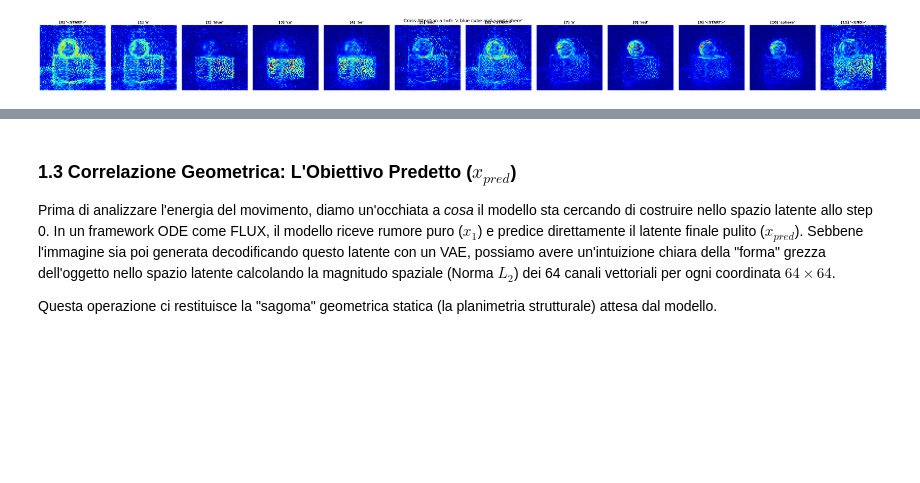
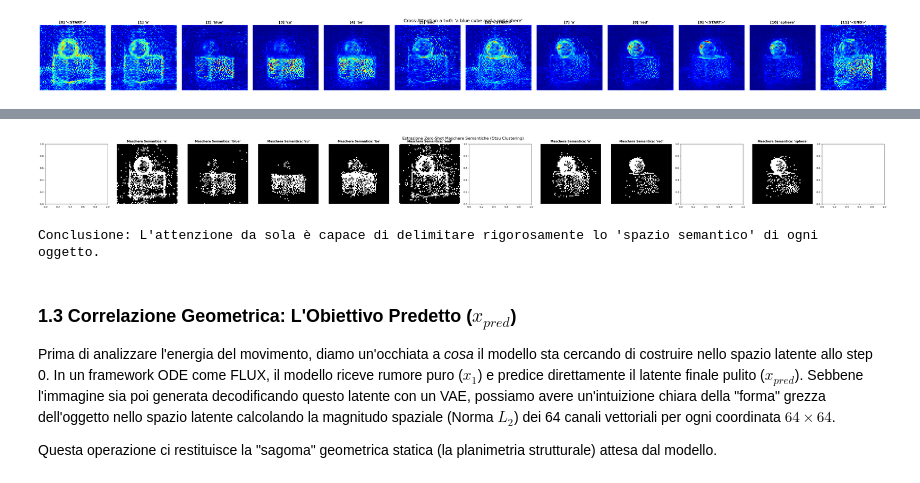
Before and after one commit to PtrTella/FlowStitch, a Jupyter notebook: local_analysis/01_topological_analysis.ipynb, the cells around one changed output, grey strips where cells are left out. Cells and saved outputs as stored; diff of their text form; code cells hidden in the pictures; blank space fills up the shorter version.

```diff
--- a/local_analysis/01_topological_analysis.ipynb
+++ b/local_analysis/01_topological_analysis.ipynb
@@ -151,3 +157,45 @@ plt.show()
+# %%
+from skimage.filters import threshold_otsu
+import numpy as np
+
+# Prepariamo la visualizzazione delle maschere semantiche
+fig, axes = plt.subplots(1, n_plot, figsize=(4 * n_plot, 4))
+if n_plot == 1: axes = [axes]
+
+for idx, token_id in enumerate(token_utili):
+    parola = tokenizer.decode([token_id]).strip()
+    if parola == "" or token_id.item() == 1: continue # Salta i token di sistema
+
+    token_map_flat = attn_mean[:, idx]
+    token_map_2d = token_map_flat.view(64, 64).float().numpy()
+
+    # 1. Normalizzazione Min-Max per stabilità
+    map_min, map_max = token_map_2d.min(), token_map_2d.max()
+    if map_max - map_min > 1e-6:
+        token_norm = (token_map_2d - map_min) / (map_max - map_min)
+    else:
+        token_norm = token_map_2d
+
+    # 2. Thresholding Adattivo (Otsu)
+    try:
+        thresh = threshold_otsu(token_norm)
+        semantic_mask = token_norm > thresh
+    except ValueError:
+        semantic_mask = np.zeros_like(token_norm)
+
+    ax = axes[idx]
+    im = ax.imshow(semantic_mask, cmap='bone')
+    ax.set_title(f"Maschera Semantica: '{parola}'", fontsize=12, fontweight='bold')
+    ax.axis('off')
+
+plt.tight_layout()
+plt.suptitle(f"Estrazione Zero-Shot Maschere Semantiche (Otsu Clustering)", fontsize=16, y=1.05)
+plt.show()
+
+print("Conclusione: L'attenzione da sola è capace di delimitare rigorosamente lo 'spazio semantico' di ogni oggetto.")
+# %% [output]
+[figure, added]
+Conclusione: L'attenzione da sola è capace di delimitare rigorosamente lo 'spazio semantico' di ogni oggetto.
 # %% [markdown]
 ### 1.3 Correlazione Geometrica: L'Obiettivo Predetto ($x_{pred}$)
 
```
Also changed, not shown: parts of 2 cells of this notebook, 2 other files.
